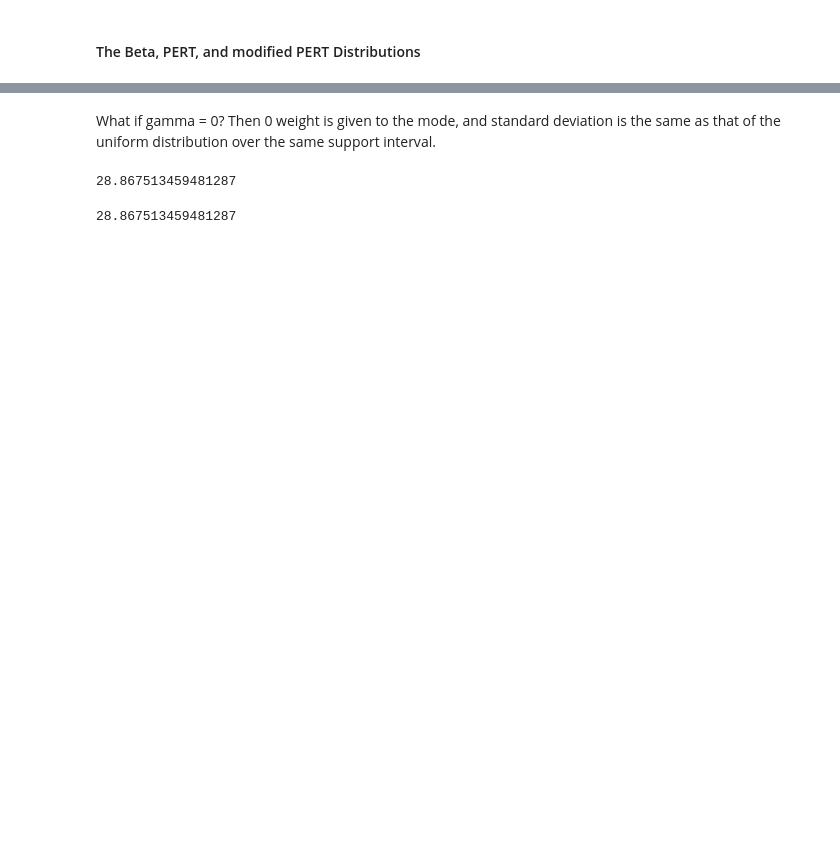
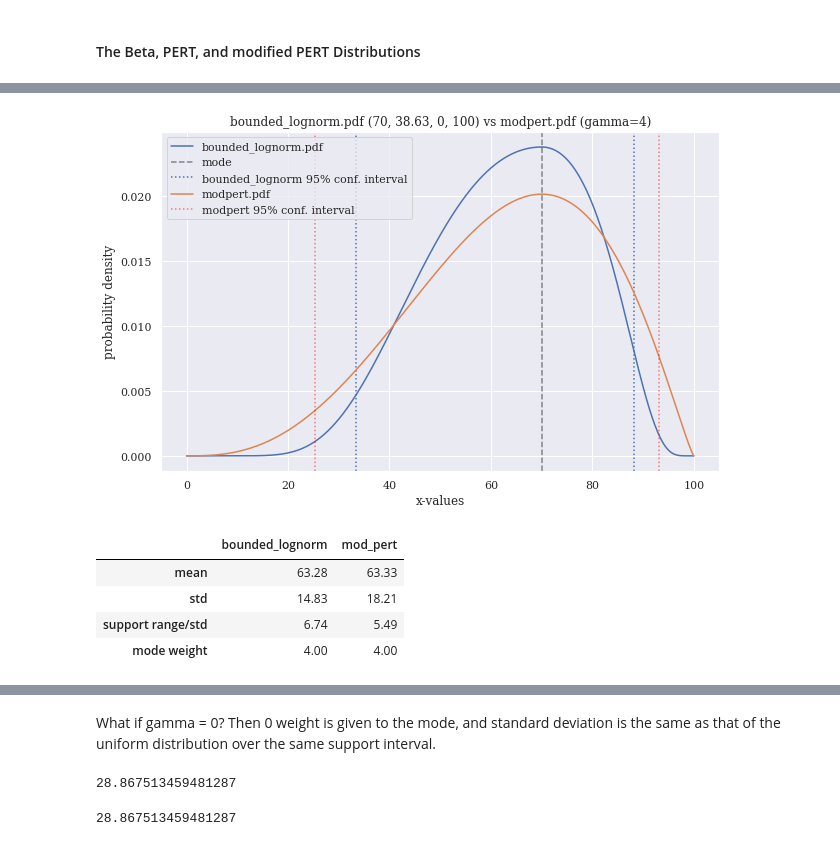
Before and after one commit to tedteske/bounded_lognorm, a Jupyter notebook: bounded_lognorm.ipynb, the cells around one changed output, grey strips where cells are left out. Cells and saved outputs as stored; diff of their text form; code cells hidden in the pictures; blank space fills up the shorter version.

```diff
--- a/bounded_lognorm.ipynb
+++ b/bounded_lognorm.ipynb
@@ -2531,0 +2519,11 @@ array([3.70519447])
+# %%
+mode, sigma_hat, lower, upper = fit_to_modpert(mode, lower, upper, gamma=gamma)
+compare_to_modpert(mode, sigma_hat, lower, upper, gamma=gamma)
+compare_to_modpert_stats(mode, sigma_hat, lower, upper, gamma)
+# %% [output]
+[figure, added]
+|  | bounded_lognorm | mod_pert |
+| mean | 63.28 | 63.33 |
+| std | 14.83 | 18.21 |
+| support range/std | 6.74 | 5.49 |
+| mode weight | 4.00 | 4.00 |
```
Also changed, not shown: parts of 42 cells of this notebook.
